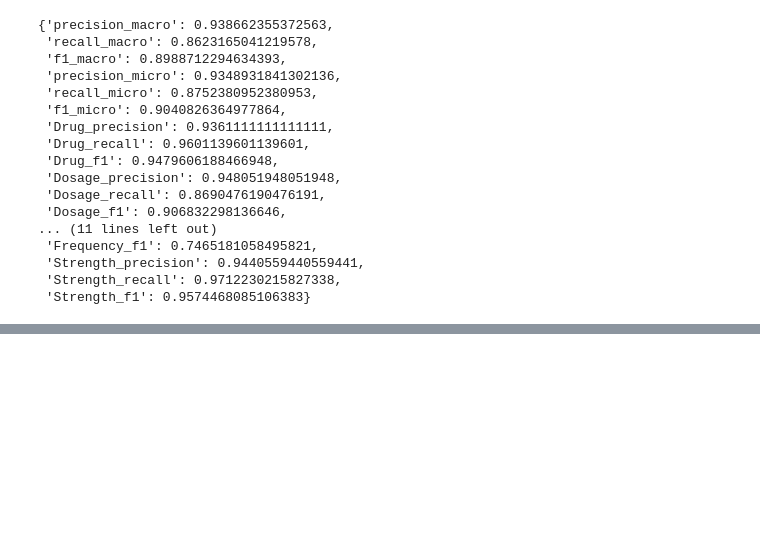
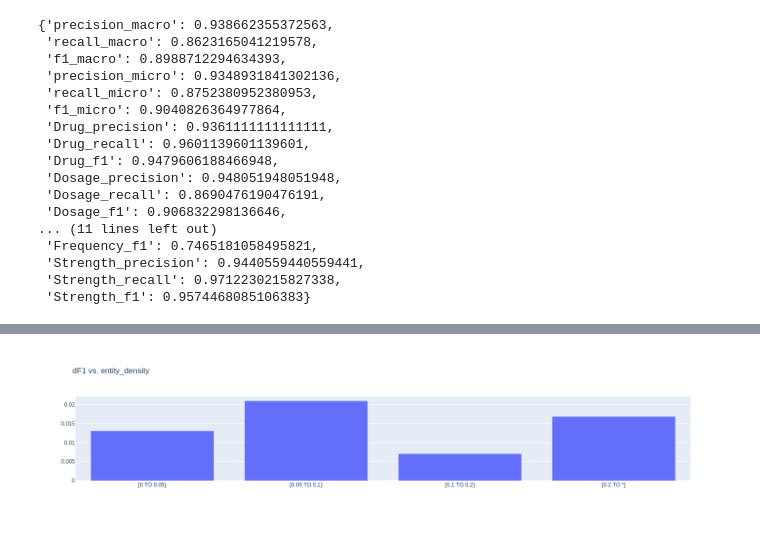
Before and after one commit to argilla-io/rubrix_and_metrics, a Jupyter notebook: all_metrics.ipynb, the cells around one changed output, grey strips where cells are left out. Cells and saved outputs as stored; diff of their text form; code cells hidden in the pictures; blank space fills up the shorter version.

```diff
--- a/all_metrics.ipynb
+++ b/all_metrics.ipynb
@@ -297,0 +339,14 @@ f1(name="med7_trf_datashift").data
+# %%
+def entity_density(xs):
+    buckets = {}
+    for i, x in enumerate(xs):
+        try:
+            rango = f"[{x} TO {xs[i+1]}}}"
+        except IndexError:
+            continue
+        query = f"metrics.annotated.mentions.density:{rango}"
+        support = len(rb.load("med7_trf", query=query))
+        trf = f1(name="med7_trf", query=query).data["f1_micro"]
+        lg = f1(name="med7_lg", query=query).data["f1_micro"]
+        buckets[rango] = trf, trf - lg, support
+    return buckets
@@ -297,0 +361,4 @@ f1(name="med7_trf_datashift").data
+# %%
+bar({k: v[1] for k, v in entity_density(xs).items()}, title="dF1 vs. entity_density")
+# %% [output]
+[figure, added]
```
Also changed, not shown: parts of 8 cells of this notebook.
